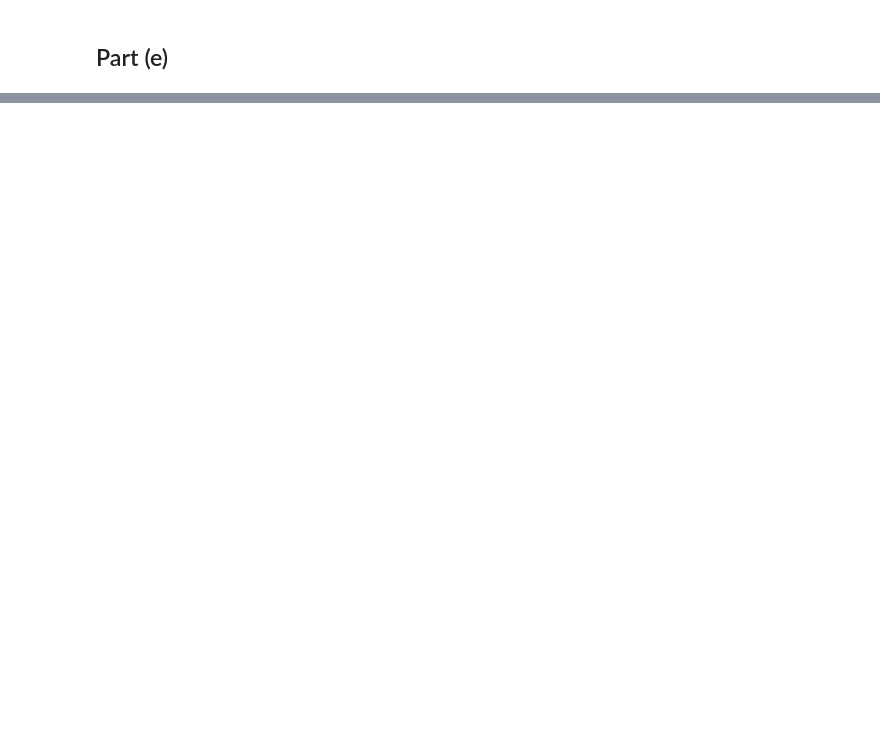
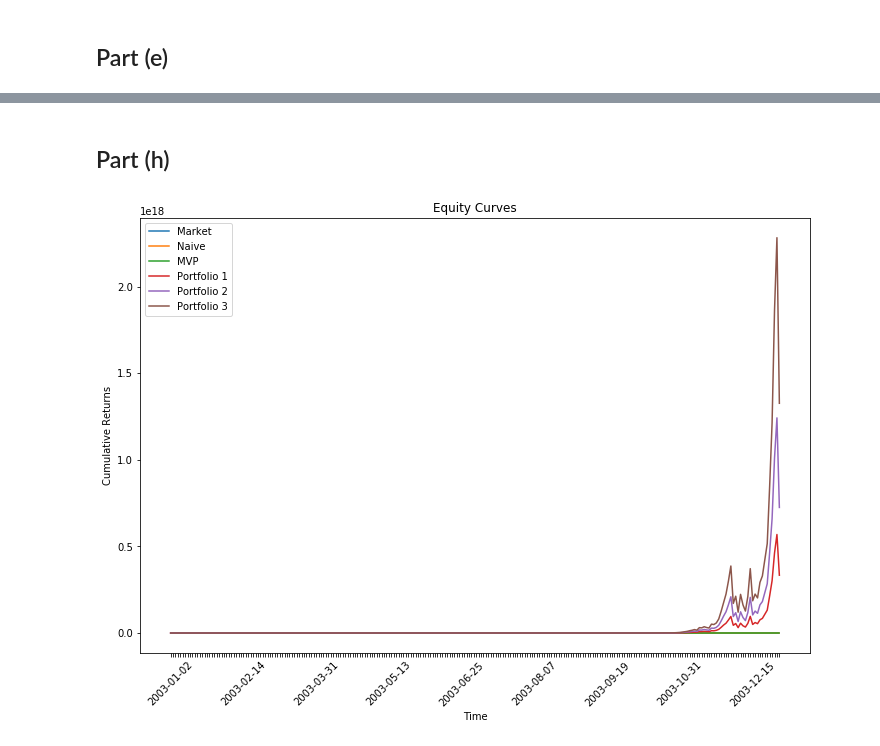
Before and after one commit to eigenfoo/random, a Jupyter notebook: quantfin/portfolio-analysis/portfolio_pset_q1.ipynb, the cells around one changed output, grey strips where cells are left out. Drawn from its saved outputs; the diff is of its cells as text; code cells hidden in the pictures; blank space fills up the shorter version.

```diff
--- a/quantfin/portfolio-analysis/portfolio_pset_q1.ipynb
+++ b/quantfin/portfolio-analysis/portfolio_pset_q1.ipynb
@@ -116,0 +143,13 @@ R is not < mu_mvp!
+# %%
+def weights_to_beta(weights):
+    returns_portfolio = (weights * securities).sum(axis=1)
+    # np.cov returns cov matrix; get the diagonal element
+    cov = np.cov(returns_portfolio, market)[0, 1]
+    beta = cov / sigma_M**2
+    return beta, returns_portfolio  # Return portfolio returns for part (h)
+# %%
+beta_mvp, returns_mvp = weights_to_beta(weights_mvp)
+beta1, returns1 = weights_to_beta(w1)
+beta2, returns2 = weights_to_beta(w2)
+beta3, returns3 = weights_to_beta(w3)
+beta_naive, returns_naive = weights_to_beta(np.ones(48) / 48)
@@ -116,0 +166,32 @@ R is not < mu_mvp!
+# %% [markdown]
+## Part (h)
+# %%
+equity_market = (1+market).cumprod()
+equity_naive = (1+returns_naive).cumprod()
+equity_mvp = (1+returns_mvp).cumprod()
+
+equity1 = (1+returns1).cumprod()
+equity2 = (1+returns2).cumprod()
+equity3 = (1+returns3).cumprod()
+# %%
+fig = plt.figure(figsize=[12, 8])
+
+plt.plot(equity_market, label='Market')
+plt.plot(equity_naive, label='Naive')
+plt.plot(equity_mvp, label='MVP')
+plt.plot(equity1, label='Portfolio 1')
+plt.plot(equity2, label='Portfolio 2')
+plt.plot(equity3, label='Portfolio 3')
+
+# Ugly hack to only show one x tick for every 30 days
+for index, label in enumerate(fig.axes[0].xaxis.get_ticklabels()):
+    if index % 30 != 0:
+        label.set_visible(False)
+
+plt.xlabel('Time')
+plt.ylabel('Cumulative Returns')
+plt.title('Equity Curves')
+plt.xticks(rotation=45)
+plt.legend();
+# %% [output]
+[figure, added]
```
Also changed, not shown: parts of 16 cells of this notebook, 17 other files.
